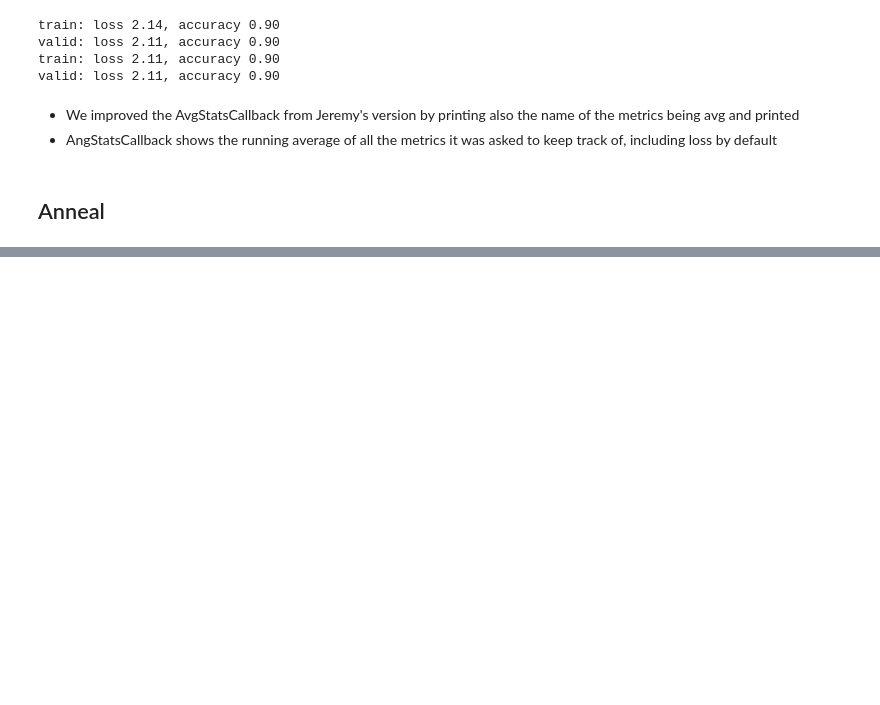
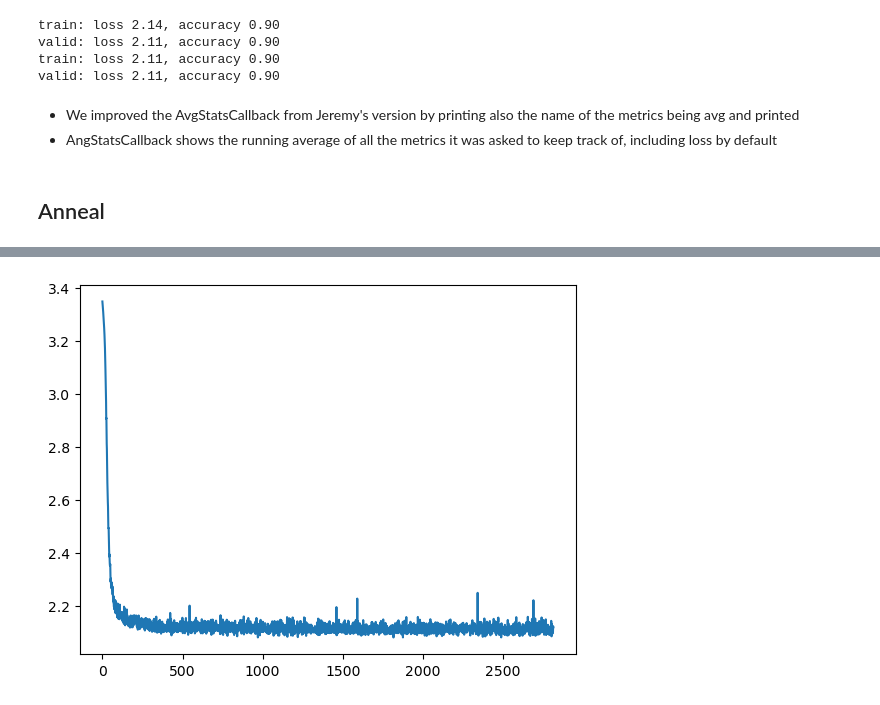
Before and after one commit to hangjoni/fastai-2019-course, a Jupyter notebook: nbs/myNotes/basic.ipynb, the cells around one changed output, grey strips where cells are left out. Drawn from its saved outputs; the diff is of its cells as text; code cells hidden in the pictures; blank space fills up the shorter version.

```diff
--- a/nbs/myNotes/basic.ipynb
+++ b/nbs/myNotes/basic.ipynb
@@ -274,0 +353,4 @@ valid: loss 2.11, accuracy 0.90
+# %%
+run.recorder.plot_loss()
+# %% [output]
+[figure, added]
```
Also changed, not shown: parts of 12 cells of this notebook, 1 other file.
